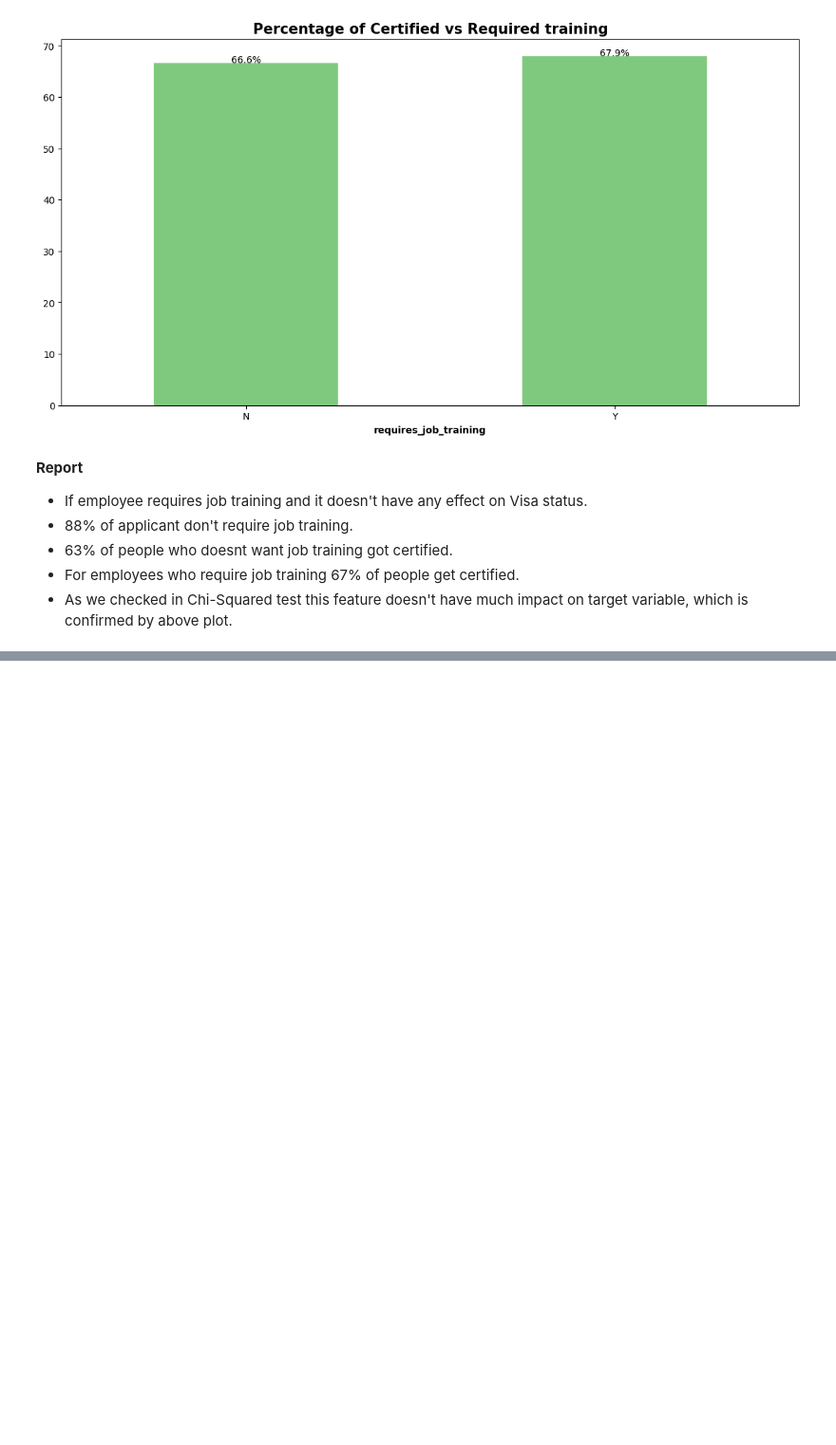
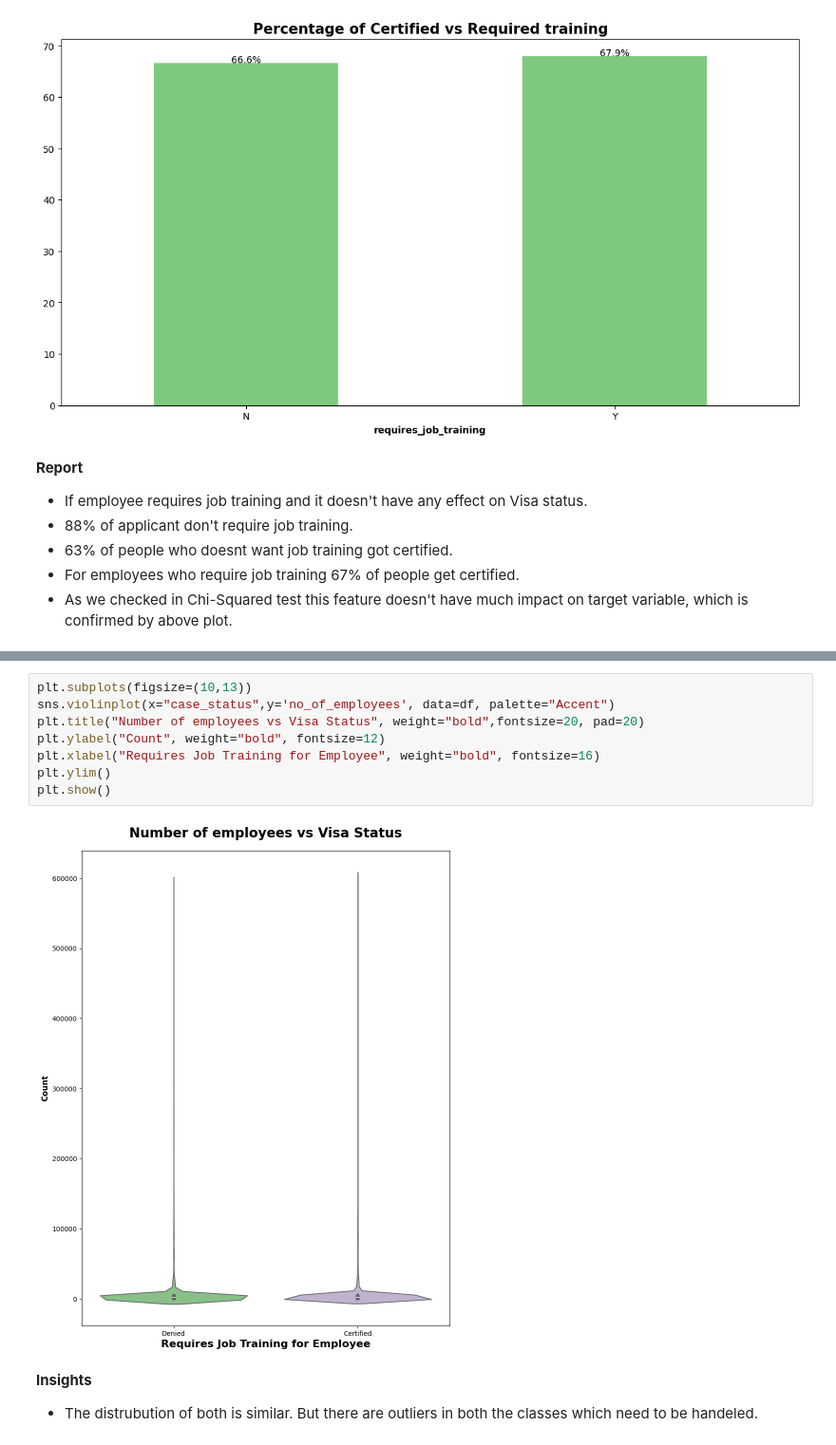
Before and after one commit to tamimystic/end-to-end-machine-learning-project-Visa-approval-prediction-, a Jupyter notebook: day3 agenda/EDA_US_visa.ipynb, the cells around one changed output, grey strips where cells are left out. Shown at 95% size. Saved outputs shown, nothing was run; the diff lists cells and outputs as text; blank space fills up the shorter version.

```diff
--- a/day3 agenda/EDA_US_visa.ipynb
+++ b/day3 agenda/EDA_US_visa.ipynb
@@ -554,0 +612,13 @@ plt.show()
+# %%
+plt.subplots(figsize=(10,13))
+sns.violinplot(x="case_status",y='no_of_employees', data=df, palette="Accent")
+plt.title("Number of employees vs Visa Status", weight="bold",fontsize=20, pad=20)
+plt.ylabel("Count", weight="bold", fontsize=12)
+plt.xlabel("Requires Job Training for Employee", weight="bold", fontsize=16)
+plt.ylim()
+plt.show()
+# %% [output]
+[figure, added]
+# %% [markdown]
+**Insights**
+ - The distrubution of both is similar. But there are outliers in both the classes which need to be handeled.
```
Also changed, not shown: parts of 5 cells of this notebook.
